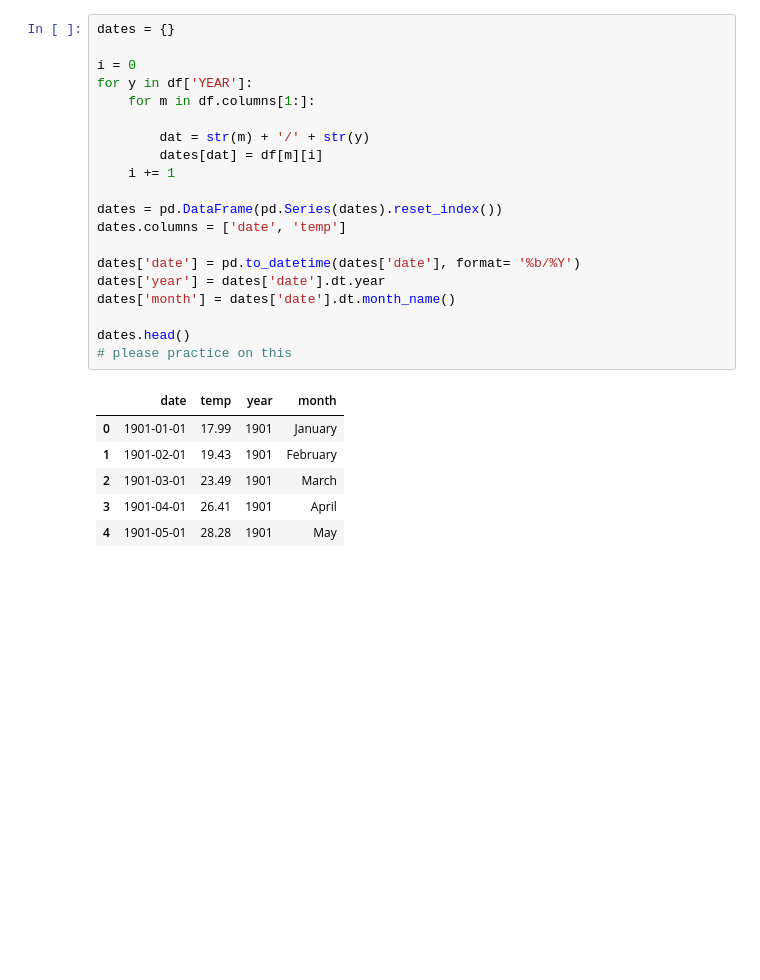
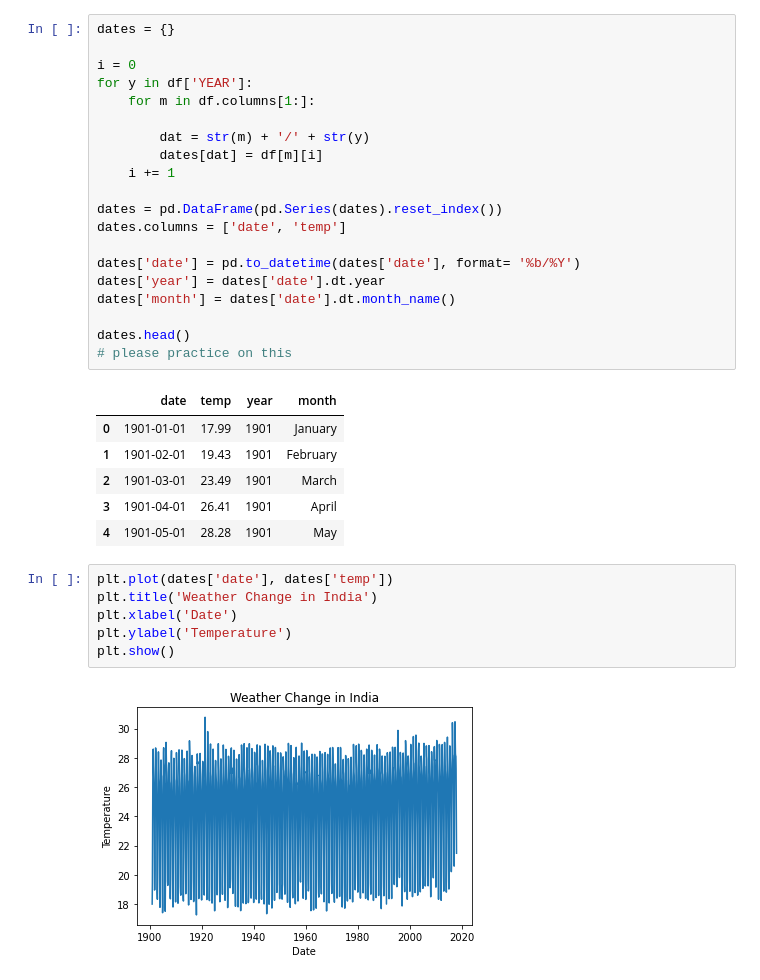
Before and after one commit to jiin-son/weather_india, a Jupyter notebook: Explanatory_Data_Analysis.ipynb, the cells around one changed output. Saved outputs shown, nothing was run; the diff lists cells and outputs as text; blank space fills up the shorter version.

```diff
--- a/Explanatory_Data_Analysis.ipynb
+++ b/Explanatory_Data_Analysis.ipynb
@@ -102,3 +99,11 @@ dates.head()
 | 2 | 1901-03-01 | 23.49 | 1901 | March |
 | 3 | 1901-04-01 | 26.41 | 1901 | April |
 | 4 | 1901-05-01 | 28.28 | 1901 | May |
+# %%
+plt.plot(dates['date'], dates['temp'])
+plt.title('Weather Change in India')
+plt.xlabel('Date')
+plt.ylabel('Temperature')
+plt.show()
+# %% [output]
+[figure, added]
```
Also changed, not shown: parts of 4 cells of this notebook.
